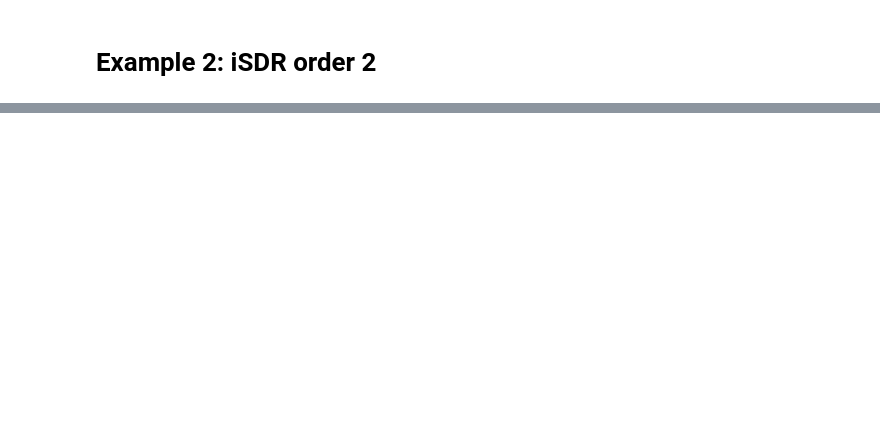
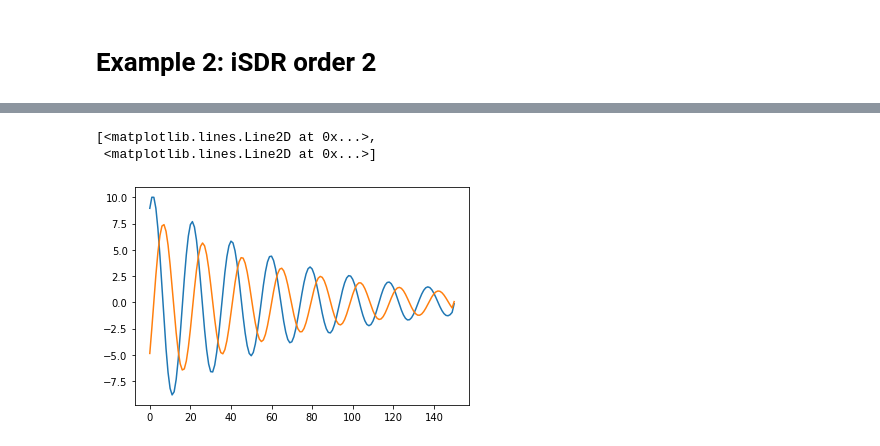
Before and after one commit to BBELAOUCHA/iSDR_cython, a Jupyter notebook: examples/iSDR_example.ipynb, the cells around one changed output, grey strips where cells are left out. Saved outputs shown, nothing was run; the diff lists cells and outputs as text; code cells hidden in the pictures; blank space fills up the shorter version.

```diff
--- a/examples/iSDR_example.ipynb
+++ b/examples/iSDR_example.ipynb
@@ -60,0 +83,12 @@ plt.tight_layout()
+# %%
+for i in range(m_p, n_t):
+    R[:, i] = 0
+    x = R.shape[0]
+    for j in range(m_p):
+        R[:, i] += np.dot(cl.Acoef_[:, j*x:(j+1)*x], R[:, i - m_p + j])
+# %%
+plt.plot(R.T)
+# %% [output]
+[<matplotlib.lines.Line2D at 0x...>,
+ <matplotlib.lines.Line2D at 0x...>]
+[figure, added]
```
Also changed, not shown: parts of 9 cells of this notebook, 2 other files.
